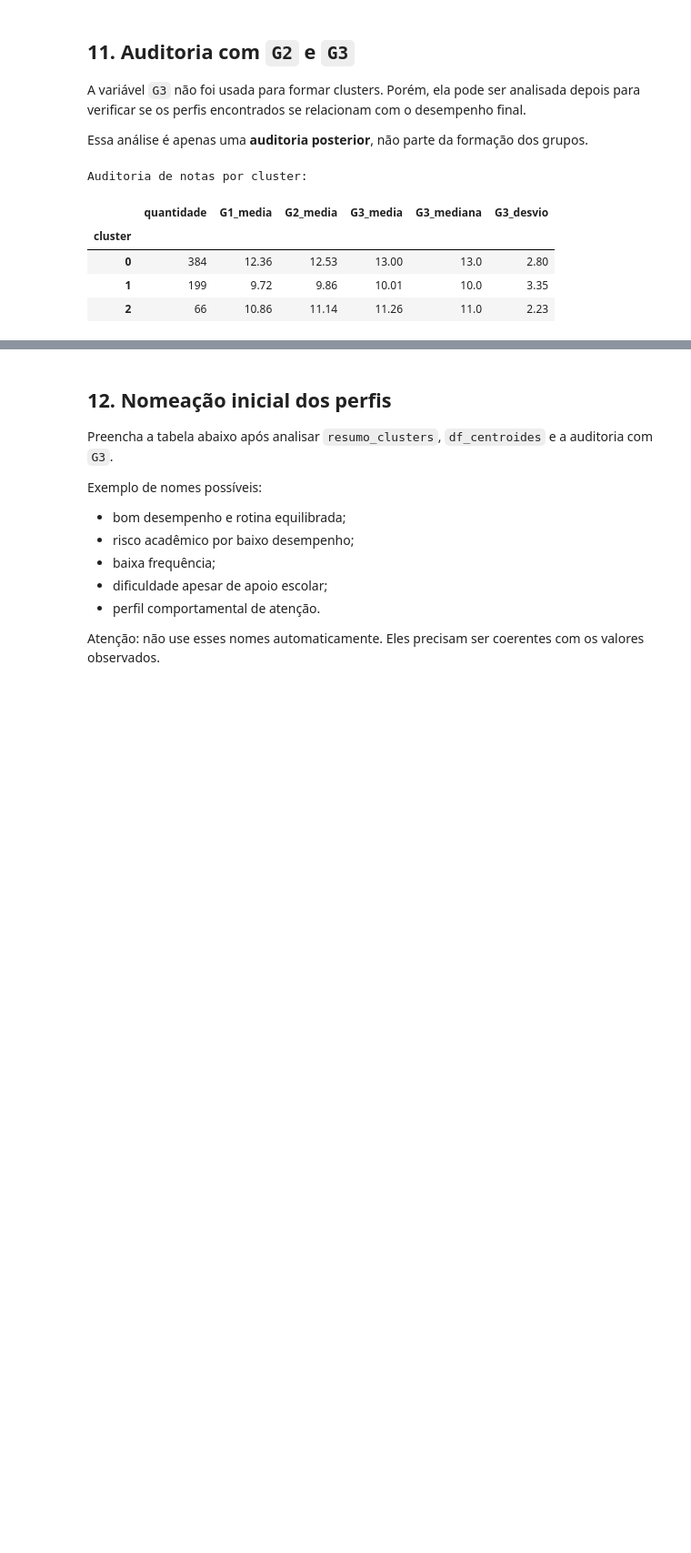
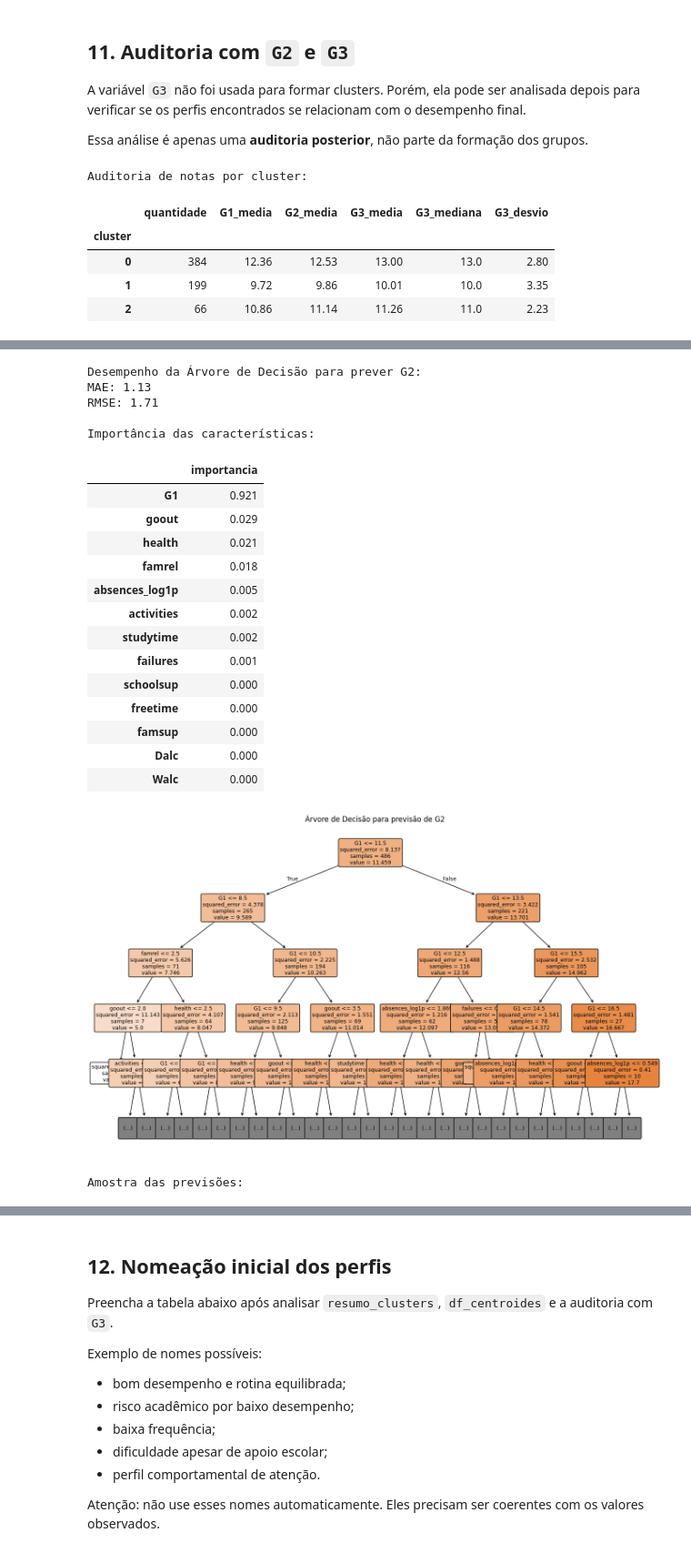
Before and after one commit to ArthurZ7/projeto_predicao_estudantil, a Jupyter notebook: notebook/Analise_professor.ipynb, the cells around one changed output, grey strips where cells are left out. Shown at 91% size. Drawn from its saved outputs; the diff is of its cells as text; code cells hidden in the pictures; blank space fills up the shorter version.

Commit message:
Árvore de descisão implementada para prever a nota do aluno com base em suas características. O modelo foi treinado e testado, e os resultados indicam uma boa precisão na previsão das notas.

```diff
--- a/notebook/Analise_professor.ipynb
+++ b/notebook/Analise_professor.ipynb
@@ -821,0 +828,80 @@ Auditoria de notas por cluster:
+# %%
+# ============================================================
+# 15. TREINAMENTO E AVALIAÇÃO DA ÁRVORE DE DECISÃO
+# ============================================================
+
+from sklearn.model_selection import train_test_split
+from sklearn.tree import DecisionTreeRegressor, plot_tree
+from sklearn.metrics import mean_absolute_error, mean_squared_error
+
+# Usar apenas atributos disponíveis antes de G2
+features_reg = atributos_modelagem
+X_reg = df_modelo[features_reg].copy()
+y_reg = df["G2"].copy()
+
+X_train, X_test, y_train, y_test = train_test_split(
+    X_reg,
+    y_reg,
+    test_size=0.25,
+    random_state=RANDOM_STATE,
+)
+
+modelo_dt = DecisionTreeRegressor(random_state=RANDOM_STATE, max_depth=5)
+modelo_dt.fit(X_train, y_train)
+
+preds = modelo_dt.predict(X_test)
+mae = mean_absolute_error(y_test, preds)
+rmse = mean_squared_error(y_test, preds)
+rmse = np.sqrt(rmse)
+
+print("Desempenho da Árvore de Decisão para prever G2:")
+print(f"MAE: {mae:.2f}")
+print(f"RMSE: {rmse:.2f}")
+
+importancias = pd.Series(modelo_dt.feature_importances_, index=features_reg)
+importancias = importancias.sort_values(ascending=False)
+
+print("\nImportância das características:")
+display(importancias.to_frame("importancia").round(3))
+
+plt.figure(figsize=(16, 10))
+plot_tree(
+    modelo_dt,
+    feature_names=features_reg,
+    filled=True,
+    rounded=True,
+    fontsize=9,
+    max_depth=4,
+)
+plt.title("Árvore de Decisão para previsão de G2")
+plt.show()
+
+resultado = pd.DataFrame({
+    "G2_real": y_test,
+    "G2_predito": preds,
+})
+
+print("Amostra das previsões:")
+display(resultado.head(10))
+# %% [output]
+Desempenho da Árvore de Decisão para prever G2:
+MAE: 1.13
+RMSE: 1.71
+
+Importância das características:
+|  | importancia |
+| G1 | 0.921 |
+| goout | 0.029 |
+| health | 0.021 |
+| famrel | 0.018 |
+| absences_log1p | 0.005 |
+| activities | 0.002 |
+| studytime | 0.002 |
+| failures | 0.001 |
+| schoolsup | 0.000 |
+| freetime | 0.000 |
+| famsup | 0.000 |
+| Dalc | 0.000 |
+| Walc | 0.000 |
+[figure, added]
+Amostra das previsões:
```
Also changed, not shown: parts of 2 cells of this notebook.
